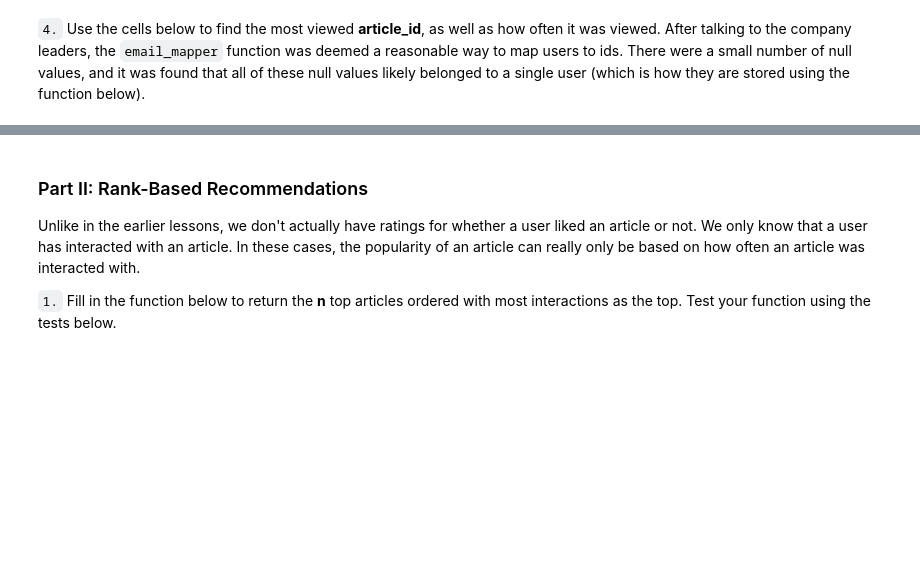
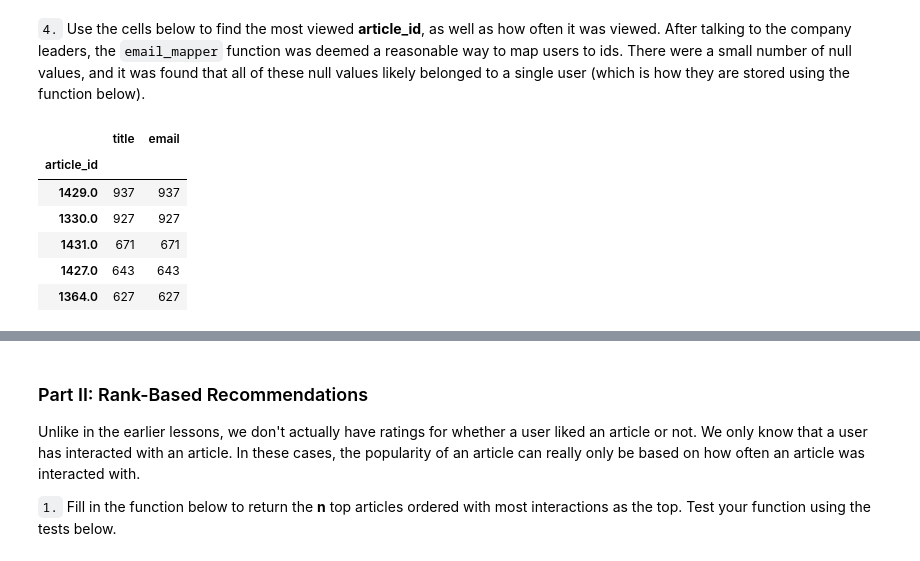
Before and after one commit to misrakberhe/IBMRecommendationEngine, a Jupyter notebook: Recommendations_with_IBM.ipynb, the cells around one changed output, grey strips where cells are left out. Drawn from its saved outputs; the diff is of its cells as text; code cells hidden in the pictures; blank space fills up the shorter version.

```diff
--- a/Recommendations_with_IBM.ipynb
+++ b/Recommendations_with_IBM.ipynb
@@ -161,3 +164,13 @@ user_article_interactions = # The number of user-article interactions
 # %% [markdown]
 `4.` Use the cells below to find the most viewed **article_id**, as well as how often it was viewed.  After talking to the company leaders, the `email_mapper` function was deemed a reasonable way to map users to ids.  There were a small number of null values, and it was found that all of these null values likely belonged to a single user (which is how they are stored using the function below).
+# %%
+df.groupby('article_id').agg('count').sort_values('email', ascending=False).head()
+# %% [output]
+|  | title | email |
+| article_id |  |  |
+| 1429.0 | 937 | 937 |
+| 1330.0 | 927 | 927 |
+| 1431.0 | 671 | 671 |
+| 1427.0 | 643 | 643 |
+| 1364.0 | 627 | 627 |
 # %%
```
Also changed, not shown: parts of 6 cells of this notebook.
